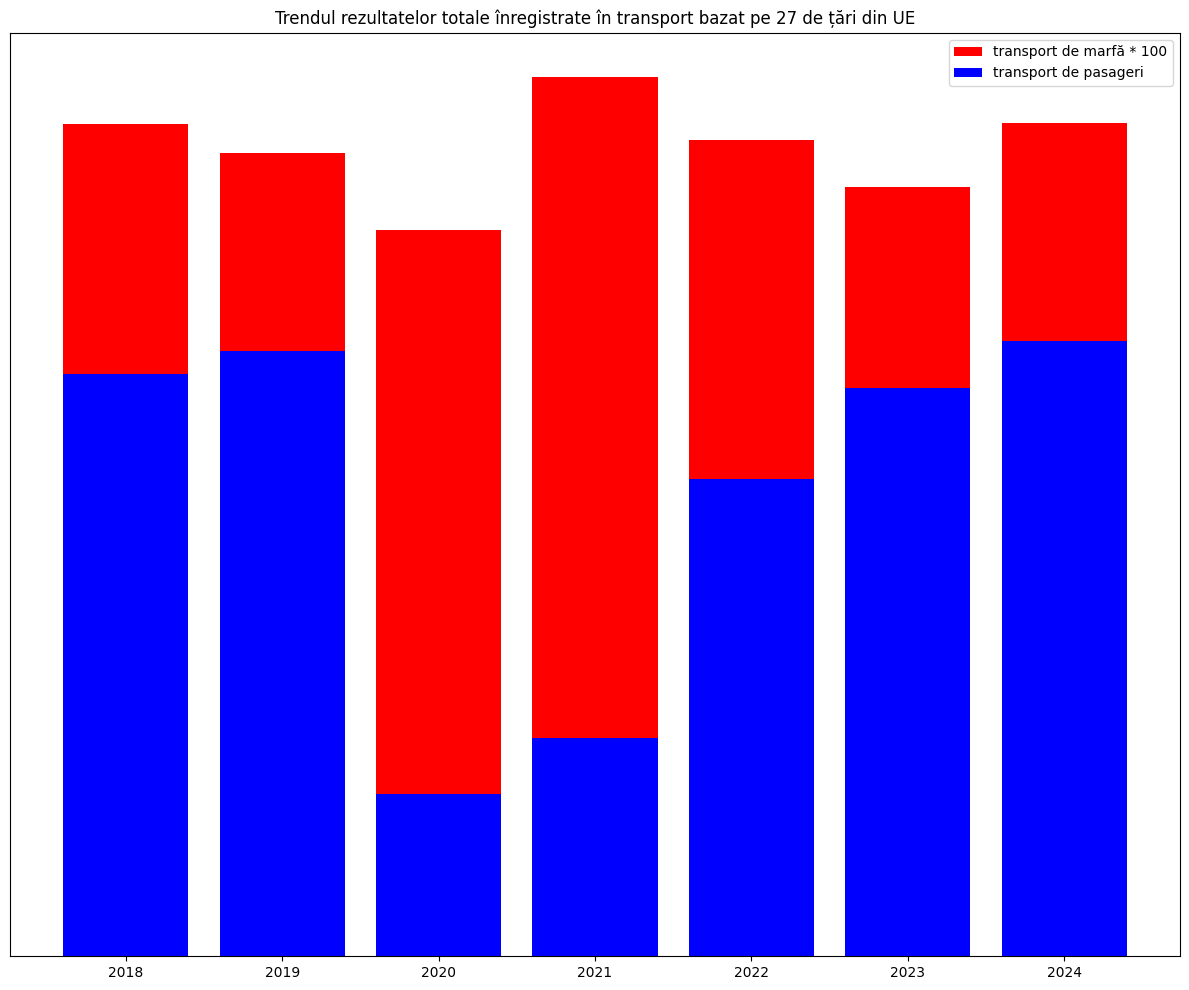
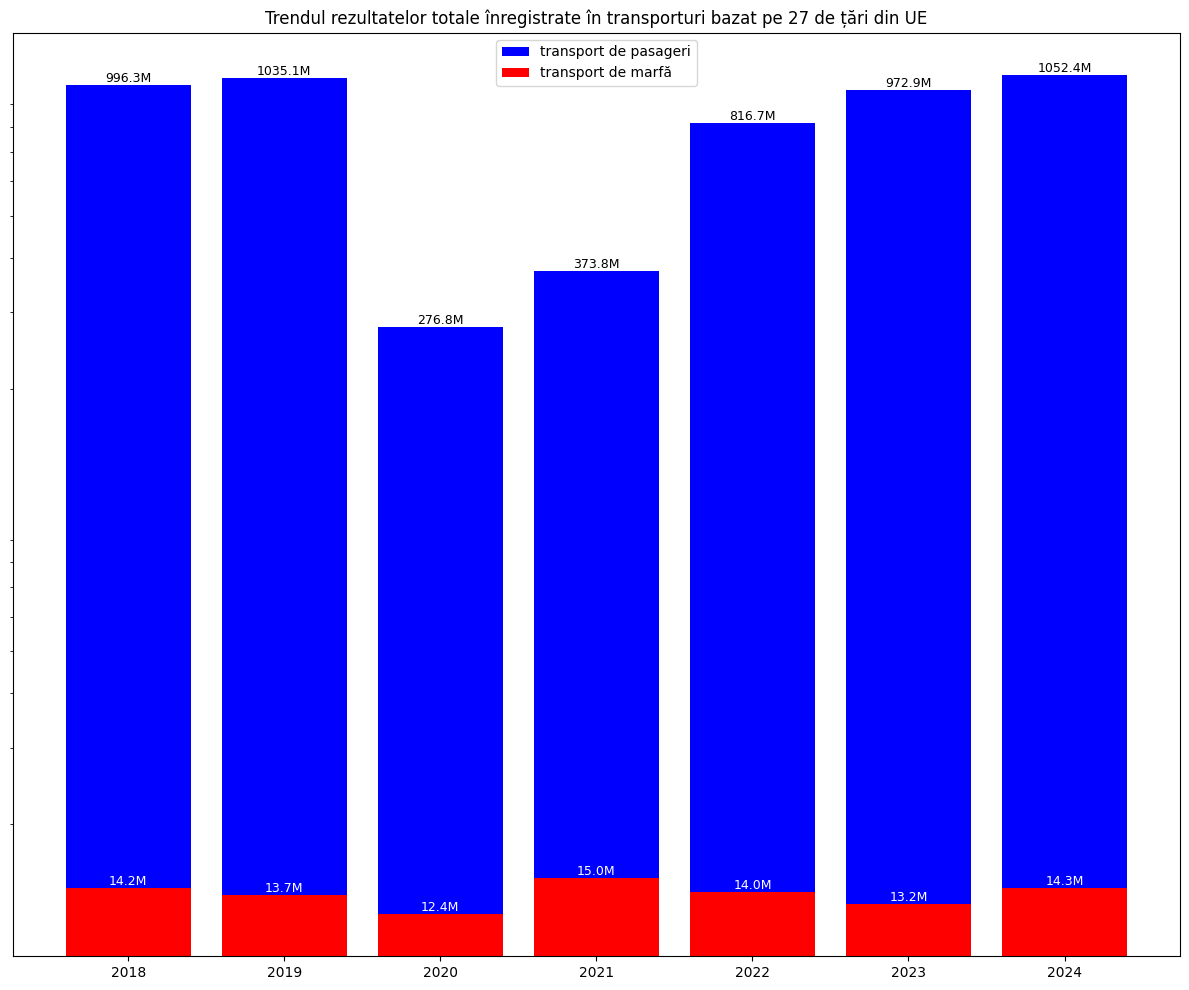
The notebook cell's code change between the first figure and the second:
--- before
+++ after
@@ -19,12 +19,15 @@
 
 plt.subplots(figsize = (12, 10))
+plt.gca().set_yscale('log')
+primulBar = plt.bar(an, valoarePasageri, color = 'blue', label = 'transport de pasageri')
+doileaBar = plt.bar(an, valoareTone, color = 'red', label = 'transport de marfă')
 
-plt.bar(an, valoareTone * 100, color = 'red', label = 'transport de marfă * 100')
-plt.bar(an, valoarePasageri, color = 'blue', label = 'transport de pasageri')
+plt.bar_label(primulBar, fontsize = 9, fmt = lambda x: f'{x/1e6:.1f}M')
+plt.bar_label(doileaBar, fontsize = 9, fmt = lambda x: f'{x/1e6:.1f}M', color = 'white')
+
 plt.legend()
 plt.yticks([])
 
-plt.title('Trendul rezultatelor totale înregistrate în transport bazat pe 27 de țări din UE')
-
+plt.title('Trendul rezultatelor totale înregistrate în transporturi bazat pe 27 de țări din UE')
 
 plt.tight_layout()

Commit: Created using Colab